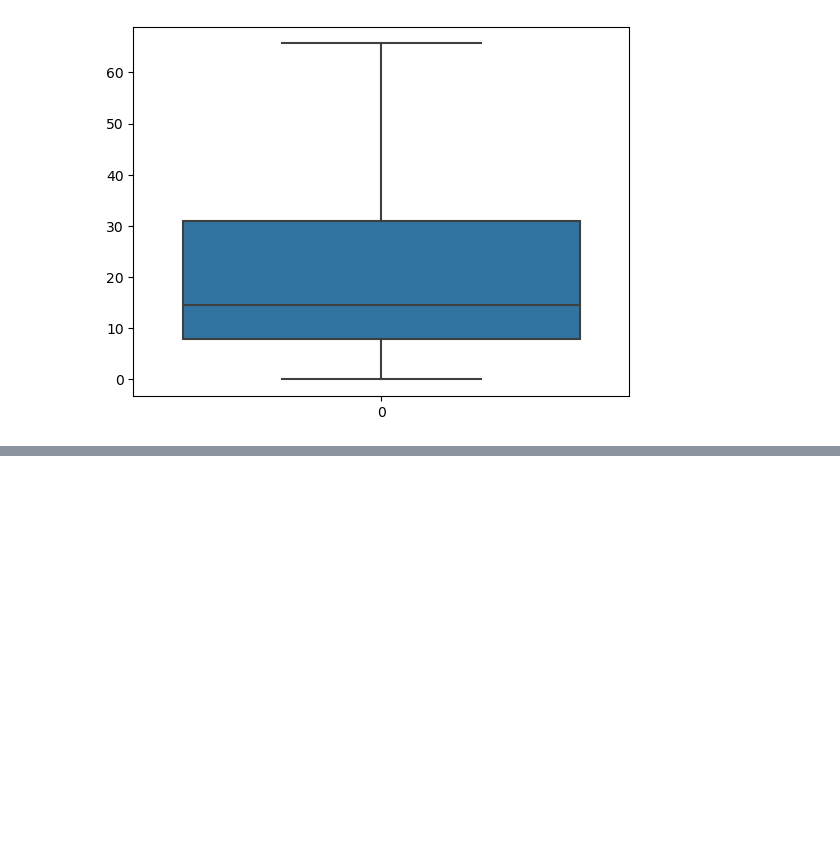
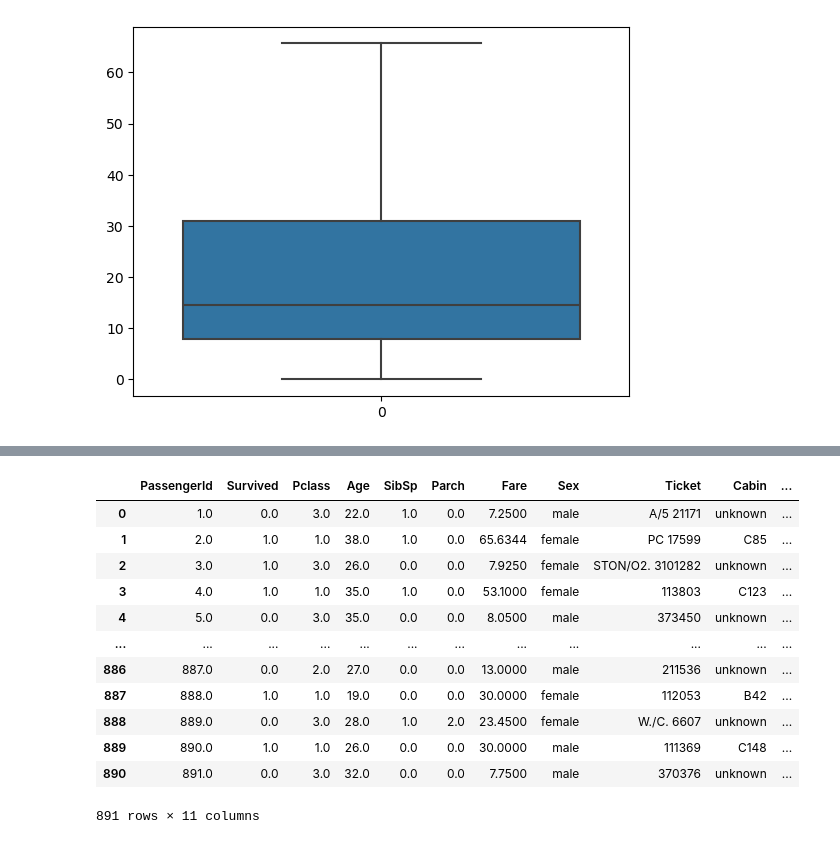
Before and after one commit to Rishabhpm23/TitanicSurvivalPredictor, a Jupyter notebook: titanic_survival_predictor.ipynb, the cells around one changed output, grey strips where cells are left out. Cells and saved outputs as stored; diff of their text form; code cells hidden in the pictures; blank space fills up the shorter version.

Commit message:
data ready for machine learning

```diff
--- a/titanic_survival_predictor.ipynb
+++ b/titanic_survival_predictor.ipynb
@@ -117,0 +149,3 @@ plt.show()
+# %%
+titanic_numeric_tr = pd.DataFrame(X, columns=titanic_numeric.columns)
+titanic_numeric_tr.info()
@@ -117,0 +167,7 @@ plt.show()
+# %%
+imputer_cat = SimpleImputer(strategy='constant', fill_value='unknown')
+titanic_cat = titanic.drop(columns=['PassengerId', 'Survived', 'Pclass', 'Age', 'SibSp', 'Parch', 'Fare'], axis=1)
+Y = imputer_cat.fit_transform(titanic_cat)
+# %%
+titanic_cat_tr = pd.DataFrame(Y, columns=titanic_cat.columns)
+titanic_cat_tr.info()
@@ -117,0 +187,3 @@ plt.show()
+# %%
+titanic_combined = pd.concat([titanic_numeric_tr, titanic_cat_tr], axis=1)
+titanic_combined.info()
@@ -117,0 +210,17 @@ plt.show()
+# %%
+titanic_combined = titanic_combined.drop('Name', axis=1)
+titanic_combined
+# %% [output]
+|  | PassengerId | Survived | Pclass | Age | SibSp | Parch | Fare | Sex | Ticket | Cabin | ... |
+| 0 | 1.0 | 0.0 | 3.0 | 22.0 | 1.0 | 0.0 | 7.2500 | male | A/5 21171 | unknown | ... |
+| 1 | 2.0 | 1.0 | 1.0 | 38.0 | 1.0 | 0.0 | 65.6344 | female | PC 17599 | C85 | ... |
+| 2 | 3.0 | 1.0 | 3.0 | 26.0 | 0.0 | 0.0 | 7.9250 | female | STON/O2. 3101282 | unknown | ... |
+| 3 | 4.0 | 1.0 | 1.0 | 35.0 | 1.0 | 0.0 | 53.1000 | female | 113803 | C123 | ... |
+| 4 | 5.0 | 0.0 | 3.0 | 35.0 | 0.0 | 0.0 | 8.0500 | male | 373450 | unknown | ... |
+| ... | ... | ... | ... | ... | ... | ... | ... | ... | ... | ... | ... |
+| 886 | 887.0 | 0.0 | 2.0 | 27.0 | 0.0 | 0.0 | 13.0000 | male | 211536 | unknown | ... |
+| 887 | 888.0 | 1.0 | 1.0 | 19.0 | 0.0 | 0.0 | 30.0000 | female | 112053 | B42 | ... |
+| 888 | 889.0 | 0.0 | 3.0 | 28.0 | 1.0 | 2.0 | 23.4500 | female | W./C. 6607 | unknown | ... |
+| 889 | 890.0 | 1.0 | 1.0 | 26.0 | 0.0 | 0.0 | 30.0000 | male | 111369 | C148 | ... |
+| 890 | 891.0 | 0.0 | 3.0 | 32.0 | 0.0 | 0.0 | 7.7500 | male | 370376 | unknown | ... |
+891 rows × 11 columns
```
Also changed, not shown: parts of 9 cells of this notebook.
